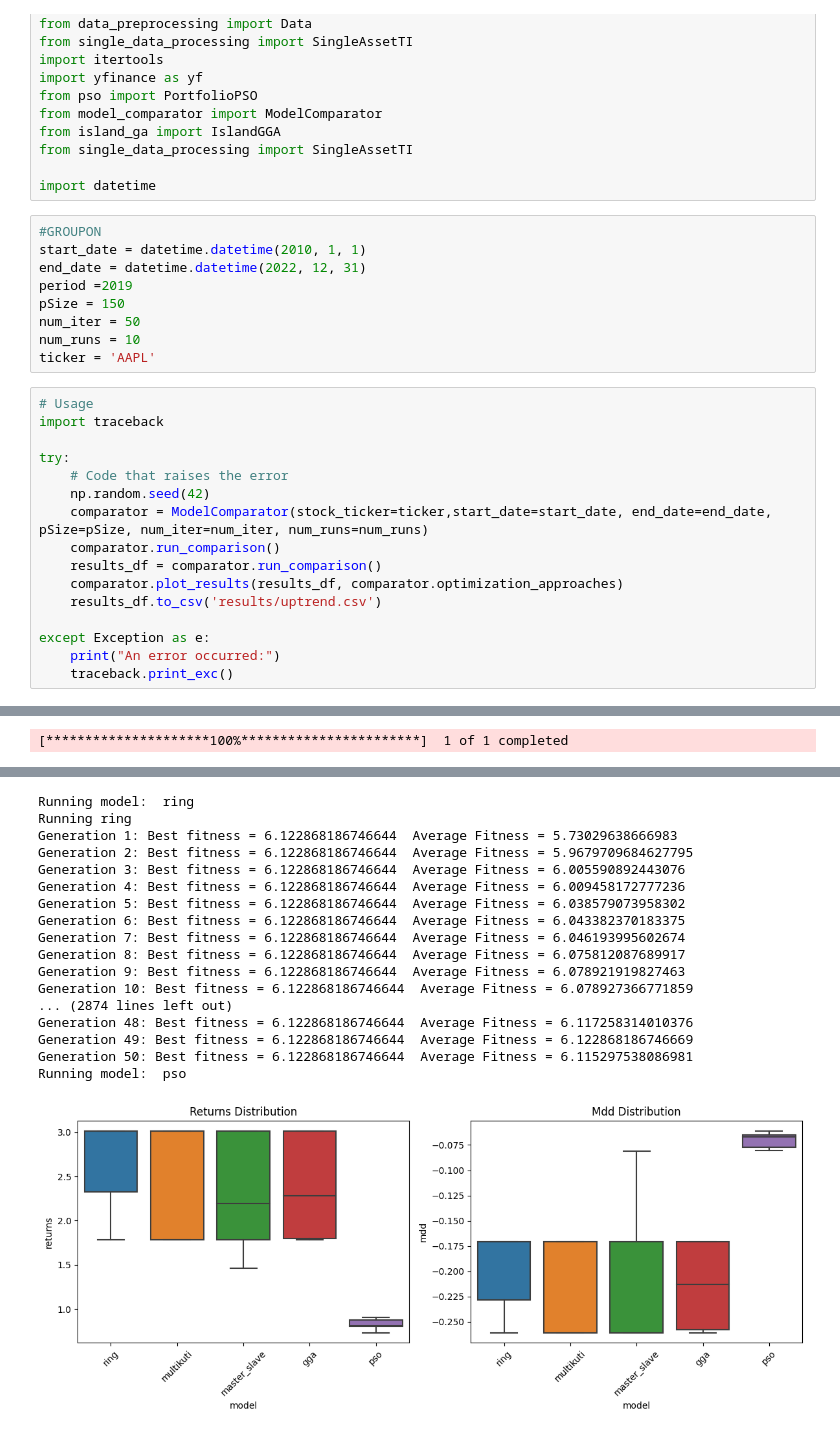
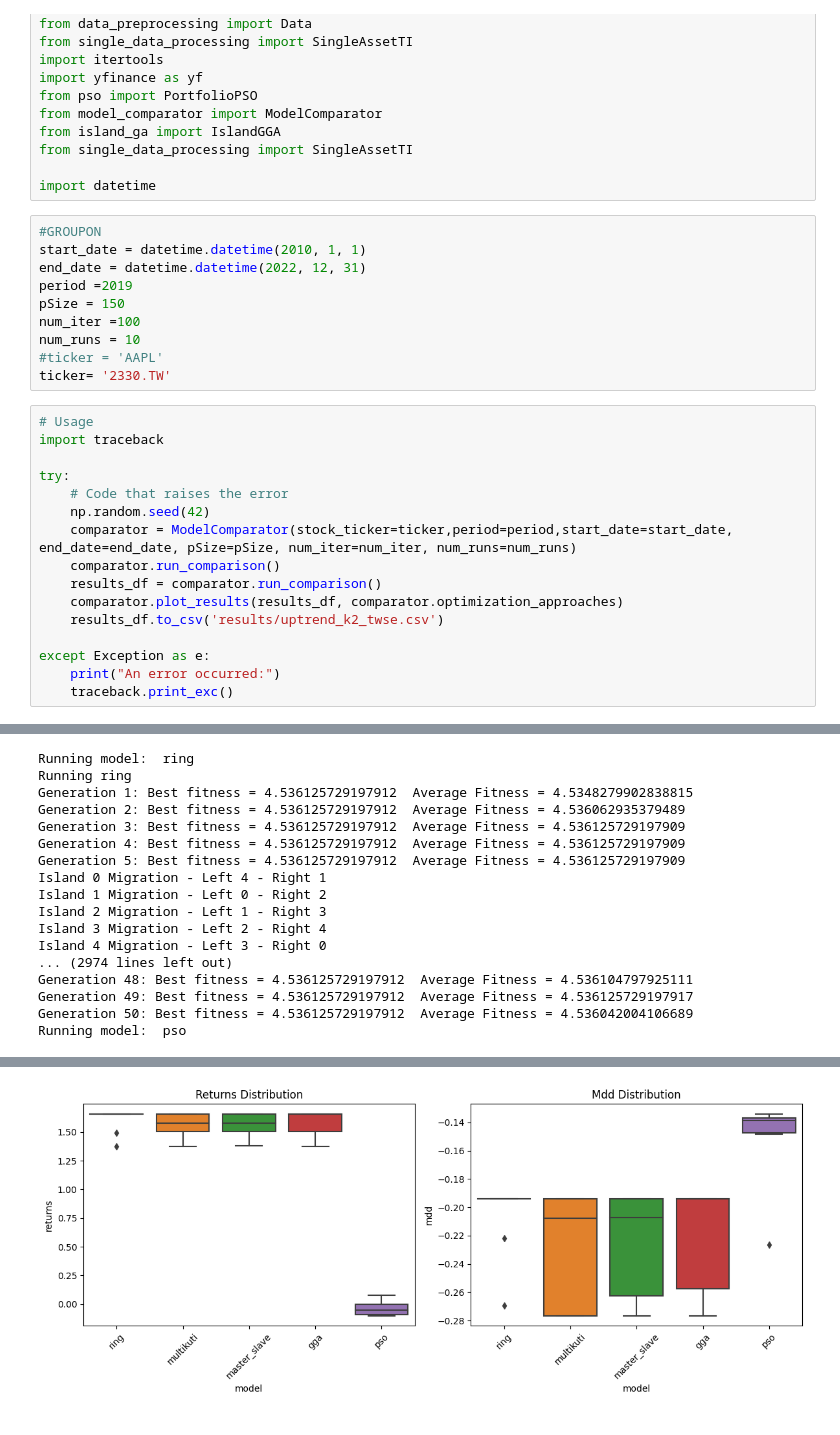
Before and after one commit to Chideme/island_genetic_algrorithm, a Jupyter notebook: experiment_portfolio_uptrend.ipynb, the cells around one changed output, grey strips where cells are left out. Saved outputs shown, nothing was run; the diff lists cells and outputs as text.

```diff
--- a/experiment_portfolio_uptrend.ipynb
+++ b/experiment_portfolio_uptrend.ipynb
@@ -28,9 +28,10 @@ start_date = datetime.datetime(2010, 1, 1)
 end_date = datetime.datetime(2022, 12, 31)
 period =2019
 pSize = 150
-num_iter = 50
+num_iter =100
 num_runs = 10
-ticker = 'AAPL'
+#ticker = 'AAPL'
+ticker= '2330.TW'
 # %%
 # Usage
 import traceback
@@ -38,11 +39,11 @@ import traceback
 try:
     # Code that raises the error
     np.random.seed(42)
-    comparator = ModelComparator(stock_ticker=ticker,start_date=start_date, end_date=end_date, pSize=pSize, num_iter=num_iter, num_runs=num_runs)
+    comparator = ModelComparator(stock_ticker=ticker,period=period,start_date=start_date, end_date=end_date, pSize=pSize, num_iter=num_iter, num_runs=num_runs)
     comparator.run_comparison()
     results_df = comparator.run_comparison()
     comparator.plot_results(results_df, comparator.optimization_approaches)
-    results_df.to_csv('results/uptrend.csv')
+    results_df.to_csv('results/uptrend_k2_twse.csv')
 
 except Exception as e:
     print("An error occurred:")
@@ -71 +73,17 @@ Running model:  pso
-[*********************100%***********************]  1 of 1 completed
+Running model:  ring
+Running ring
+Generation 1: Best fitness = 4.536125729197912  Average Fitness = 4.5348279902838815
+Generation 2: Best fitness = 4.536125729197912  Average Fitness = 4.536062935379489
+Generation 3: Best fitness = 4.536125729197912  Average Fitness = 4.536125729197909
+Generation 4: Best fitness = 4.536125729197912  Average Fitness = 4.536125729197909
+Generation 5: Best fitness = 4.536125729197912  Average Fitness = 4.536125729197909
+Island 0 Migration - Left 4 - Right 1
+Island 1 Migration - Left 0 - Right 2
+Island 2 Migration - Left 1 - Right 3
+Island 3 Migration - Left 2 - Right 4
+Island 4 Migration - Left 3 - Right 0
+... (2974 lines left out)
+Generation 48: Best fitness = 4.536125729197912  Average Fitness = 4.536104797925111
+Generation 49: Best fitness = 4.536125729197912  Average Fitness = 4.536125729197917
+Generation 50: Best fitness = 4.536125729197912  Average Fitness = 4.536042004106689
+Running model:  pso
@@ -73,19 +90,2 @@ Running model:  pso
-Running model:  ring
-Running ring
-Generation 1: Best fitness = 6.122868186746644  Average Fitness = 5.73029638666983
-Generation 2: Best fitness = 6.122868186746644  Average Fitness = 5.9679709684627795
-Generation 3: Best fitness = 6.122868186746644  Average Fitness = 6.005590892443076
-Generation 4: Best fitness = 6.122868186746644  Average Fitness = 6.009458172777236
-Generation 5: Best fitness = 6.122868186746644  Average Fitness = 6.038579073958302
-Generation 6: Best fitness = 6.122868186746644  Average Fitness = 6.043382370183375
-Generation 7: Best fitness = 6.122868186746644  Average Fitness = 6.046193995602674
-Generation 8: Best fitness = 6.122868186746644  Average Fitness = 6.075812087689917
-Generation 9: Best fitness = 6.122868186746644  Average Fitness = 6.078921919827463
-Generation 10: Best fitness = 6.122868186746644  Average Fitness = 6.078927366771859
-... (2874 lines left out)
-Generation 48: Best fitness = 6.122868186746644  Average Fitness = 6.117258314010376
-Generation 49: Best fitness = 6.122868186746644  Average Fitness = 6.122868186746669
-Generation 50: Best fitness = 6.122868186746644  Average Fitness = 6.115297538086981
-Running model:  pso
-[figure, old version]
+[figure, new version]
 # %%
```
Also changed, not shown: parts of 4 cells of this notebook, 54 other files.
